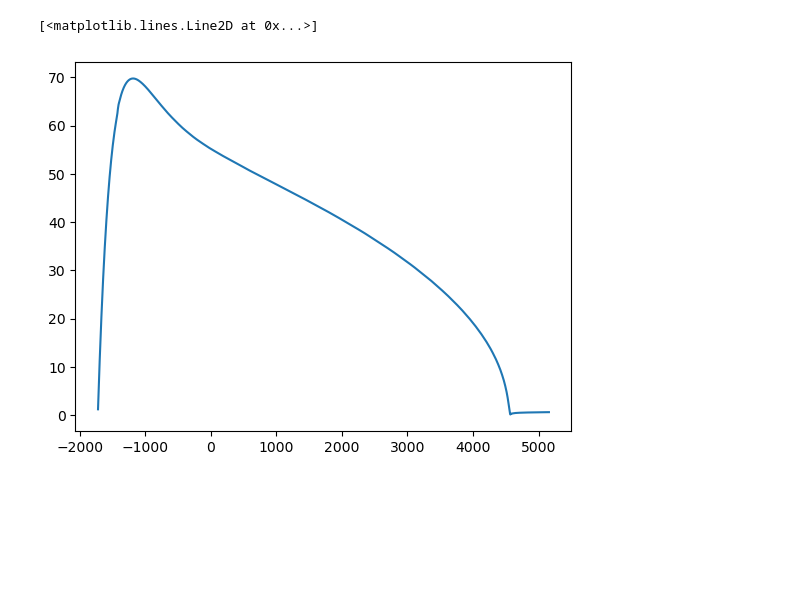
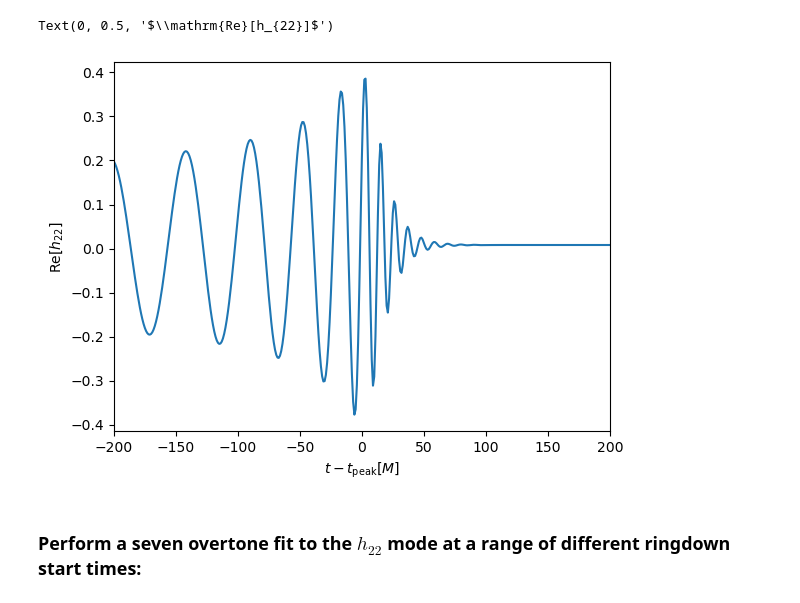
Before and after one commit to sxs-collaboration/qnmfits, a Jupyter notebook: examples/working_with_cce.ipynb, the cells around one changed output. Cells and saved outputs as stored; diff of their text form; code cells hidden in the pictures; blank space fills up the shorter version.

```diff
--- a/examples/working_with_cce.ipynb
+++ b/examples/working_with_cce.ipynb
@@ -52,0 +9,8 @@ array([-1720.12751316, -1719.12752172, -1718.12753031, ...,
+# %%
+# Initialize the cce class
+cce = qnmfits.cce()
+
+# We specify the ID of the simulation we want to use. This will download the
+# simulation if it is not already on your computer, and store it in
+# qnmfits/data
+abd = cce.load(2)
@@ -53,9 +35,21 @@ array([-1720.12751316, -1719.12752172, -1718.12753031, ...,
+# %%
+# The cce class provides a function to easily convert the AsymptoticBondiData
+# object to a WaveformModes object
+h = cce.abd_to_h(abd)
+
+# Rescale the time so that the peak of the waveform is at t=0
+h.t -= h.max_norm_time()
 # %%
 fig, ax = plt.subplots()
 
-ax.plot(h_wm.t, np.real(h_wm.data[:, h_wm.index(2,0)]))
+ax.plot(h.t, np.real(h.data[:, h.index(2,2)]))
 
-# ax.set_xlim(-100, 100)
+ax.set_xlim(-200, 200)
+
+ax.set_xlabel(r'$t - t_\mathrm{peak} [M]$')
+ax.set_ylabel(r'$\mathrm{Re}[h_{22}]$')
 # %% [output]
-[<matplotlib.lines.Line2D at 0x...>]
+Text(0, 0.5, '$\\mathrm{Re}[h_{22}]$')
-[figure, old version]
+[figure, new version]
+# %% [markdown]
+### Perform a seven overtone fit to the $h_{22}$ mode at a range of different ringdown start times:
```
Also changed, not shown: parts of 21 cells of this notebook.
